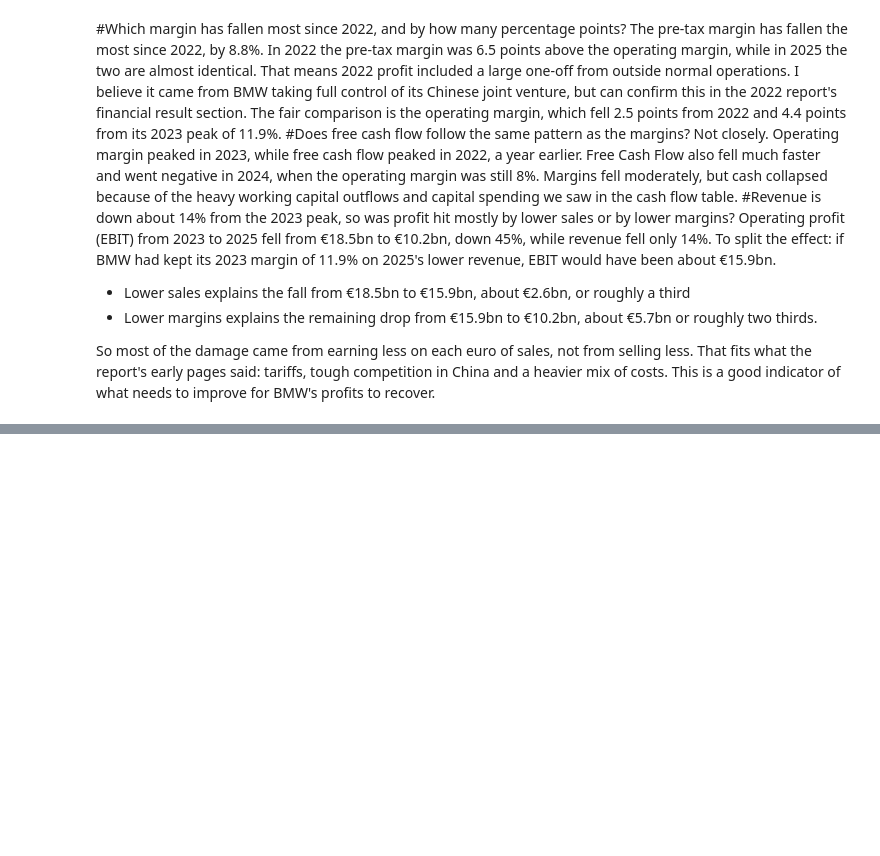
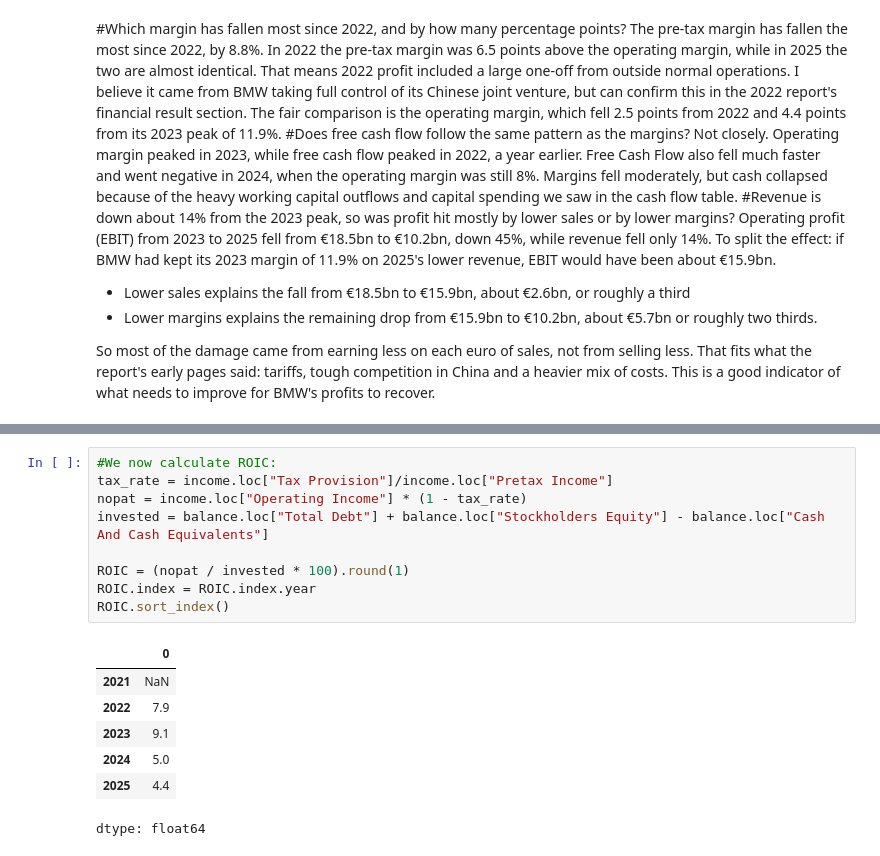
Before and after one commit to JoeSteward-04/Asset-Management-Project, a Jupyter notebook: notebooks/BMW_data_pull.ipynb, the cells around one changed output, grey strips where cells are left out. Drawn from its saved outputs; the diff is of its cells as text; blank space fills up the shorter version.

```diff
--- a/notebooks/BMW_data_pull.ipynb
+++ b/notebooks/BMW_data_pull.ipynb
@@ -477,0 +537,17 @@ So most of the damage came from earning less on each euro of sales, not from sel
+# %%
+#We now calculate ROIC:
+tax_rate = income.loc["Tax Provision"]/income.loc["Pretax Income"]
+nopat = income.loc["Operating Income"] * (1 - tax_rate)
+invested = balance.loc["Total Debt"] + balance.loc["Stockholders Equity"] - balance.loc["Cash And Cash Equivalents"]
+
+ROIC = (nopat / invested * 100).round(1)
+ROIC.index = ROIC.index.year
+ROIC.sort_index()
+# %% [output]
+|  | 0 |
+| 2021 | NaN |
+| 2022 | 7.9 |
+| 2023 | 9.1 |
+| 2024 | 5.0 |
+| 2025 | 4.4 |
+dtype: float64
```
Also changed, not shown: parts of 6 cells of this notebook.
